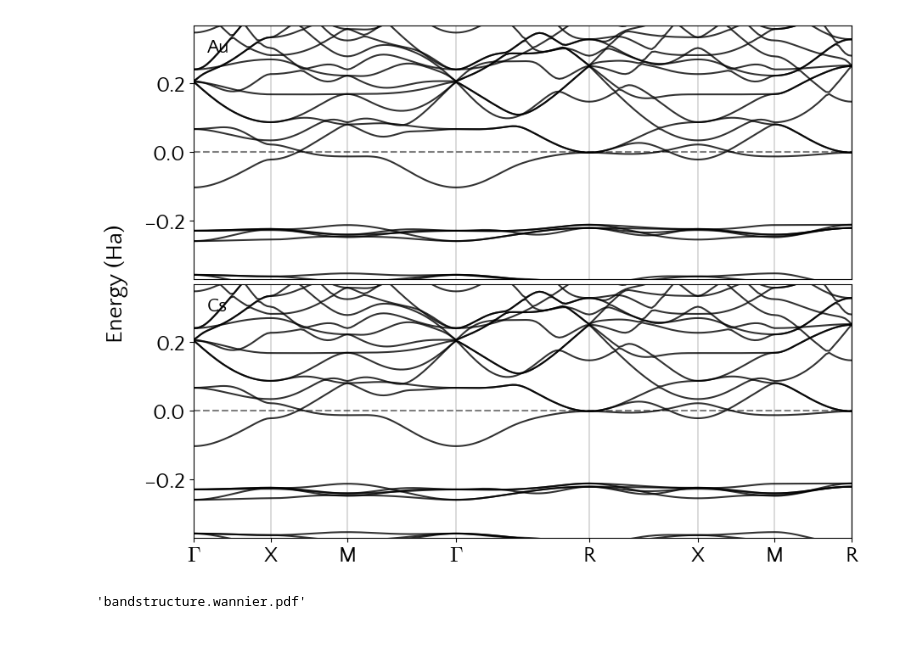
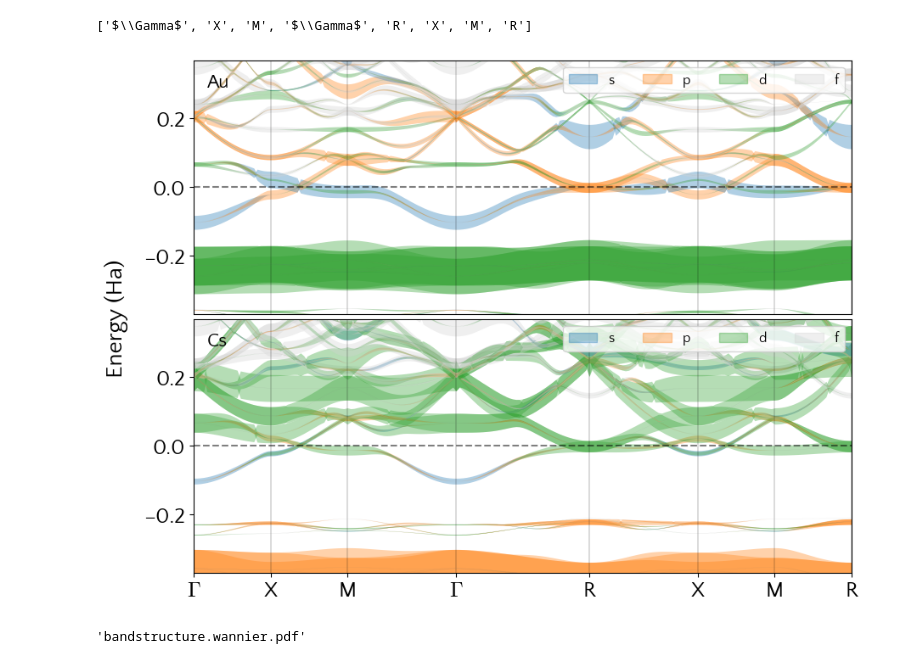
Before and after one commit to giovanirech/exciting-plot-band-dos, a Jupyter notebook: bandstructure_element_and_L_resolved.ipynb, the cells around one changed output. Drawn from its saved outputs; the diff is of its cells as text; code cells hidden in the pictures.

```diff
--- a/bandstructure_element_and_L_resolved.ipynb
+++ b/bandstructure_element_and_L_resolved.ipynb
@@ -10,7 +10,8 @@ def read_bands_Ldiff(xml_file):
     #Vamos criar um dicionário com as bandas separadas por elemento (species)
 
     dictionary_species = {}
-    for species_i in range(len(bandstrucutre.findall('species'))):
+    N_species = len(bandstrucutre.findall('species'))
+    for species_i in range(N_species):
 
         key_element_symbol = bandstrucutre.findall('species')[species_i].attrib['chemicalSymbol']
 
@@ -26,21 +27,17 @@ def read_bands_Ldiff(xml_file):
             energy = np.array([float(i.get('eval')) for i in band.getchildren()])
             suml = np.array([float(i.get('sum')) for i in band.getchildren()])
             inters = np.array([1-float(i.get('sum')) for i in band.getchildren()])
-            s = np.array([float(i.getchildren()[0].get('character')) for i in band.getchildren()])
-            p = np.array([float(i.getchildren()[1].get('character')) for i in band.getchildren()])
-            d = np.array([float(i.getchildren()[2].get('character')) for i in band.getchildren()])
-            f = np.array([float(i.getchildren()[3].get('character')) for i in band.getchildren()])
-            #g = np.array([float(i.getchildren()[4].get('character')) for i in band.getchildren()])
             banda = {'distance': np.array(distance),
                      'energy'  : np.array(energy),
                      'sum'     : np.array(suml),
-                     'inters'  : np.array(inters),
-                     's'       : np.array(s),
-                     'p'       : np.array(p),
-                     'd'       : np.array(d),
-                     'f'       : np.array(f)
-                     #'g'       : np.array(g)
-                    }
+                     'inters'  : np.array(inters)}
+
+            #now lets get the bandstructures by orbital
+            Norb = len(band.getchildren()[0].getchildren()) #number of orbitals present in the file
+            orb_keys = ['s', 'p', 'd', 'f','g', 'h']
+            for norb in range(Norb):
+                band_orbital = np.array([float(i.getchildren()[norb].get('character')) for i in band.getchildren()])
+                banda[orb_keys[norb]] = np.array(band_orbital)
             lista_bandas.append(banda)
 
         dictionary_species[key_element_symbol] = lista_bandas
@@ -55,9 +52,3 @@ def read_bands_Ldiff(xml_file):
             label = '$\Gamma$'
         vertice_labels.append(label)
     return dictionary_species, vertice_coords, vertice_labels
-# %%
-xml_file = './example_files/bandstructure.xml'
-tree = ET.parse(xml_file)
-bandstrucutre = tree.getroot()
-bands = bandstrucutre.findall('species')[0].getchildren()[0].getchildren()
-banda = bands[0]
@@ -106,7 +77,7 @@ def plot_bandstructure_atoms(dictionary_species, vertice_coords, vertice_labels,
 
         #get x limits from data
         xmin,xmax = lista_bandas[0]['distance'][0],lista_bandas[0]['distance'][-1]
-
+        Norbs = len(dictionary_species[element][0])-4 #how many orbitals in each band
         ##### Diferenciando L
         #draw curves
         if l_resolved:
@@ -114,16 +85,16 @@ def plot_bandstructure_atoms(dictionary_species, vertice_coords, vertice_labels,
                 alpha_geral = 0.35
                 multiplier = 0.06 #define a espessura da banda de acordo com o orbital
                 ax0.plot(banda['distance'], banda['energy'], color='grey', lw=0.1, alpha=0.3)
-                orbitals = ['s',  'p',  'd',  'f',  'g']
+                orbitals = ['s',  'p',  'd',  'f',  'g', 'h']
                 colors =   ['C0', 'C1', 'C2', 'lightgray', 'C4']
-                for i in range(len(orbitals)-1):
+                for i in range(Norbs):
                     l = ax0.fill_between(banda['distance'],
                                          banda['energy']+multiplier*banda[orbitals[i]],
                                          banda['energy']-multiplier*banda[orbitals[i]],
                                          color=colors[i], alpha = alpha_geral, lw=0.0)
 
             #dummy plot for legend purposes
-            for i in range(len(orbitals)):
+            for i in range(Norbs):
                     l = ax0.fill_between([-1], [1],[0], color=colors[i], alpha = alpha_geral, label=orbitals[i])
             ax0.legend(loc=1, ncol=5, fontsize=12)
 
@@ -160,11 +131,15 @@ def plot_bandstructure_atoms(dictionary_species, vertice_coords, vertice_labels,
     plt.savefig('bandstructure_panels_elements_noLdiff.pdf', bbox_inches='tight')
     plt.show()
 # %%
-dictionary_species, vertice_coords, vertice_labels = read_bands_Ldiff('bandstructure.xml')
+dictionary_species, vertice_coords, vertice_labels = read_bands_Ldiff('./example_files/bandstructure.xml')
+# %%
+for label in vertice_label
+# %% [output]
+['$\\Gamma$', 'X', 'M', '$\\Gamma$', 'R', 'X', 'M', 'R']
 # %%
-plot_bandstructure_atoms(dictionary_species, vertice_coords, vertice_labels, l_resolved = False)
+plot_bandstructure_atoms(dictionary_species, vertice_coords, vertice_labels, l_resolved = True)
 # %% [output]
-[figure, old version]
+[figure, new version]
 # %%
 file = 'bandstructure.wannier.xml'
 
```
Also changed, not shown: parts of 1 cell of this notebook, 3 other files.
